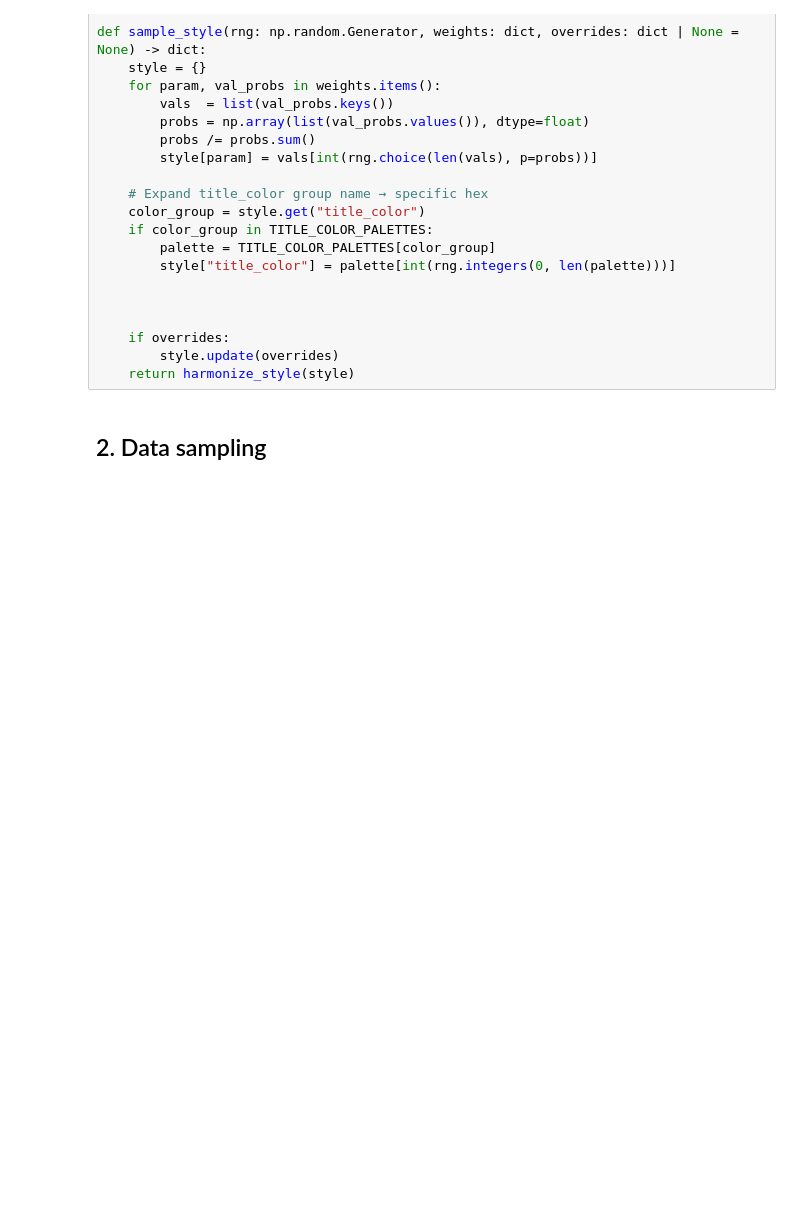
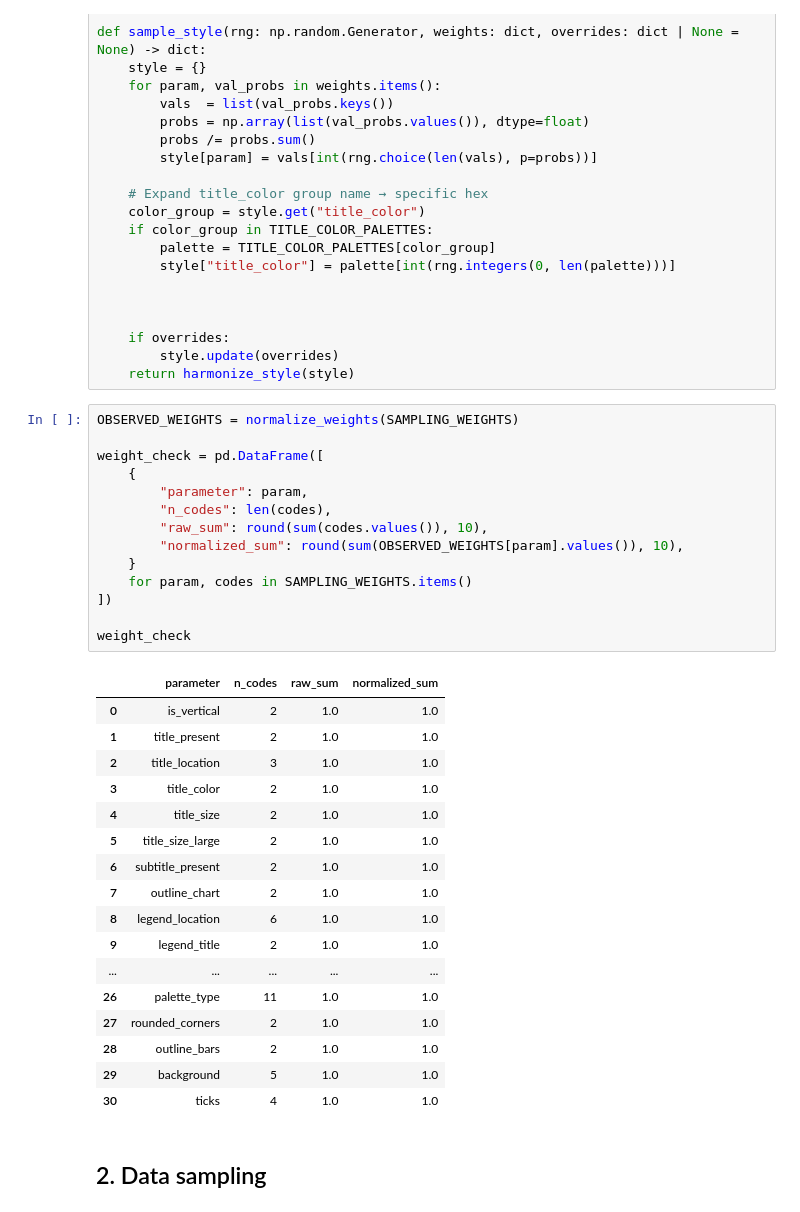
Before and after one commit to michellerosehb/I2R, a Jupyter notebook: notebooks/final_notebook_v1/notebooks/bar_generator_FINAL.ipynb, the cells around one changed output. Drawn from its saved outputs; the diff is of its cells as text; blank space fills up the shorter version.

```diff
--- a/notebooks/final_notebook_v1/notebooks/bar_generator_FINAL.ipynb
+++ b/notebooks/final_notebook_v1/notebooks/bar_generator_FINAL.ipynb
@@ -319,5 +423,37 @@ def sample_style(rng: np.random.Generator, weights: dict, overrides: dict | None
     if overrides:
         style.update(overrides)
     return harmonize_style(style)
+# %%
+OBSERVED_WEIGHTS = normalize_weights(SAMPLING_WEIGHTS)
+
+weight_check = pd.DataFrame([
+    {
+        "parameter": param,
+        "n_codes": len(codes),
+        "raw_sum": round(sum(codes.values()), 10),
+        "normalized_sum": round(sum(OBSERVED_WEIGHTS[param].values()), 10),
+    }
+    for param, codes in SAMPLING_WEIGHTS.items()
+])
+
+weight_check
+# %% [output]
+|  | parameter | n_codes | raw_sum | normalized_sum |
+| 0 | is_vertical | 2 | 1.0 | 1.0 |
+| 1 | title_present | 2 | 1.0 | 1.0 |
+| 2 | title_location | 3 | 1.0 | 1.0 |
+| 3 | title_color | 2 | 1.0 | 1.0 |
+| 4 | title_size | 2 | 1.0 | 1.0 |
+| 5 | title_size_large | 2 | 1.0 | 1.0 |
+| 6 | subtitle_present | 2 | 1.0 | 1.0 |
+| 7 | outline_chart | 2 | 1.0 | 1.0 |
+| 8 | legend_location | 6 | 1.0 | 1.0 |
+| 9 | legend_title | 2 | 1.0 | 1.0 |
+| ... | ... | ... | ... | ... |
+| 26 | palette_type | 11 | 1.0 | 1.0 |
+| 27 | rounded_corners | 2 | 1.0 | 1.0 |
+| 28 | outline_bars | 2 | 1.0 | 1.0 |
+| 29 | background | 5 | 1.0 | 1.0 |
+| 30 | ticks | 4 | 1.0 | 1.0 |
 # %% [markdown]
 ## 2. Data sampling
```
Also changed, not shown: parts of 16 cells of this notebook, 26 other files.
